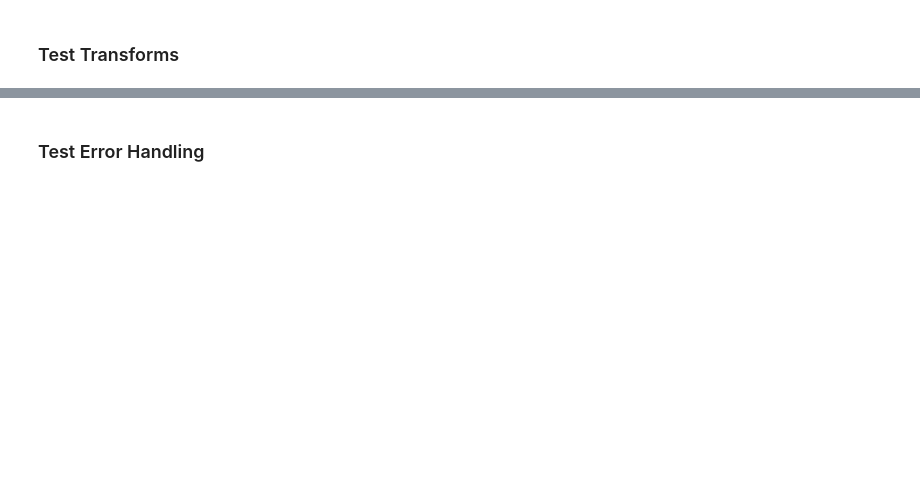
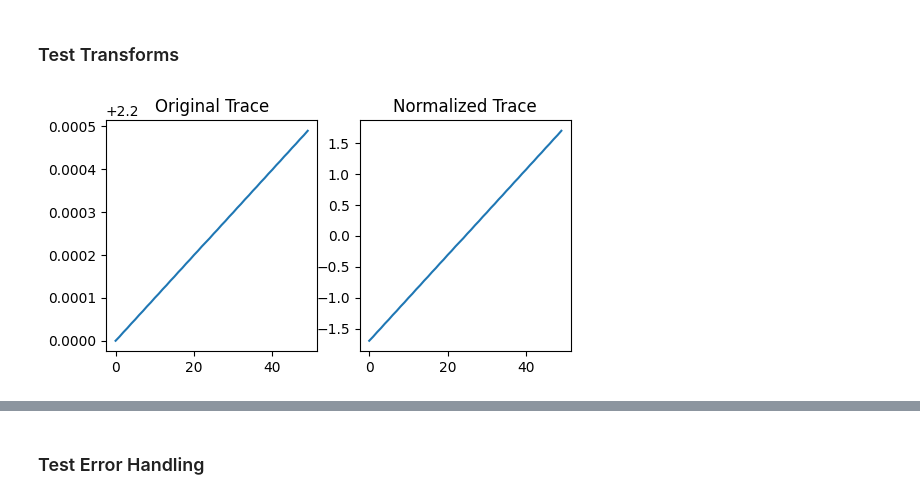
Before and after one commit to makamoa/alphasei, a Jupyter notebook: src/dataset/datasetExample.ipynb, the cells around one changed output, grey strips where cells are left out. Saved outputs shown, nothing was run; the diff lists cells and outputs as text; code cells hidden in the pictures; blank space fills up the shorter version.

```diff
--- a/src/dataset/datasetExample.ipynb
+++ b/src/dataset/datasetExample.ipynb
@@ -156,20 +187,21 @@ AssertionError: Mixed pre-stacked and post-stacked data
 # %%
 def normalize(data):
     return (data - np.mean(data)) / np.std(data)
 
-
-dataset_with_transform = SeismicDataset(segy_dir, mode='traces', transform=[normalize])
+dataset_with_transform = SegyDataset(segy_dir, mode='traces', transform=[normalize])
 idx = random.randint(0, len(dataset_with_transform)-1)
 
 original_trace = dataset_traces[idx]
 transformed_trace = dataset_with_transform[idx]
 
-plt.figure(figsize=(12, 6))
+plt.figure(figsize=(6, 3))
 plt.subplot(1, 2, 1)
 plt.plot(original_trace)
 plt.title('Original Trace')
 plt.subplot(1, 2, 2)
 plt.plot(transformed_trace)
 plt.title('Normalized Trace')
 plt.show()
+# %% [output]
+[figure, added]
 # %%
```
Also changed, not shown: parts of 38 cells of this notebook, 2 other files.
